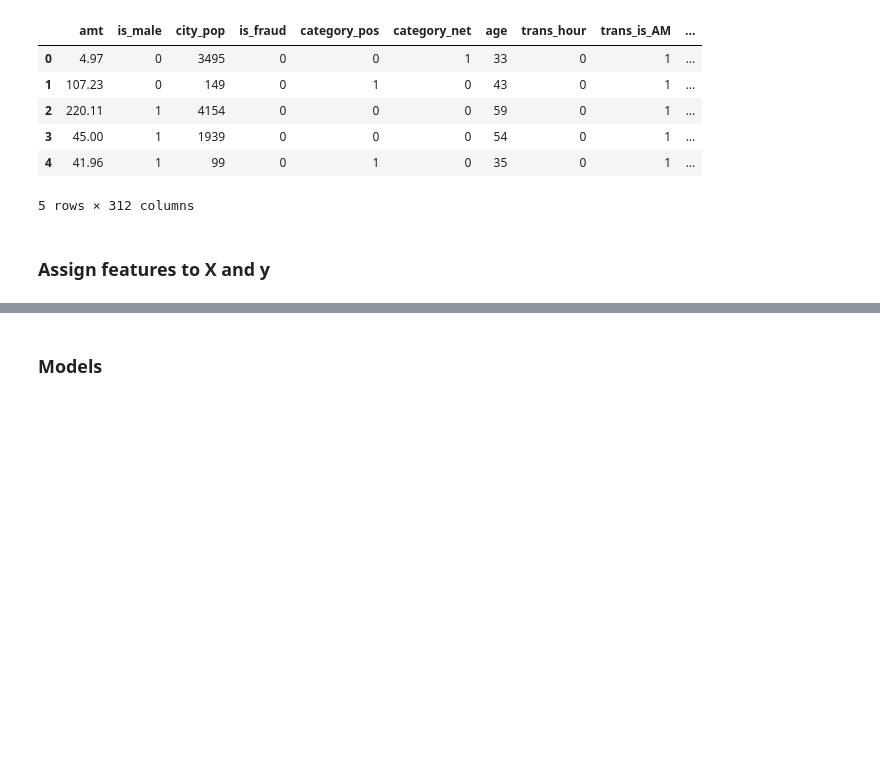
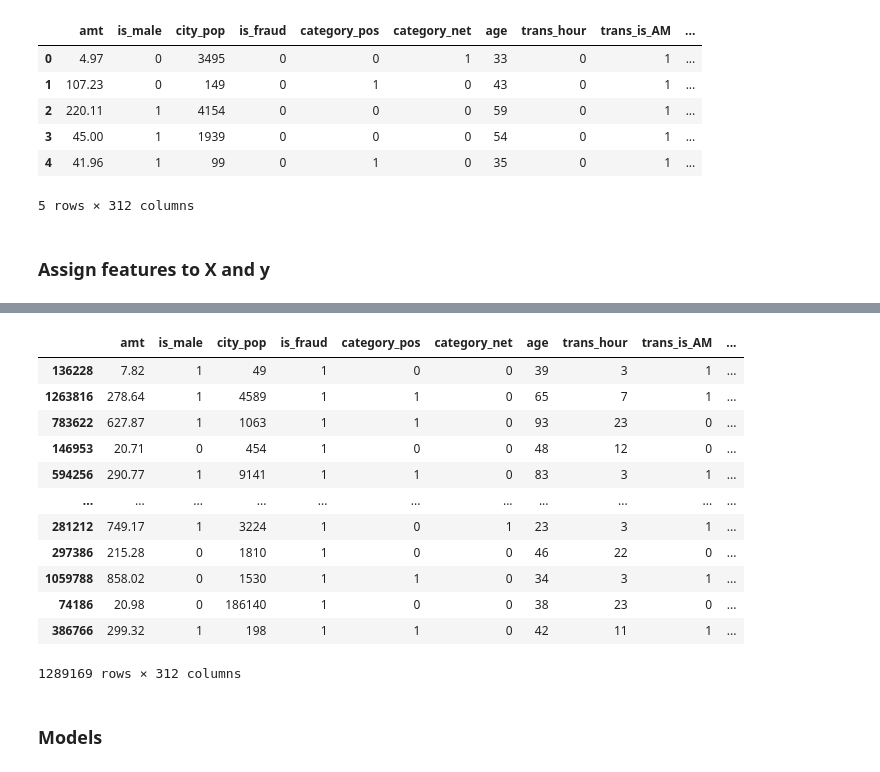
Before and after one commit to puneetsran/mastercard_fraud, a Jupyter notebook: mastercard_fraud.ipynb, the cells around one changed output, grey strips where cells are left out. Saved outputs shown, nothing was run; the diff lists cells and outputs as text; code cells hidden in the pictures; blank space fills up the shorter version.

```diff
--- a/mastercard_fraud.ipynb
+++ b/mastercard_fraud.ipynb
@@ -1012,0 +1048,16 @@ y = df_final['is_fraud']
+# %%
+df_yes_up
+# %% [output]
+|  | amt | is_male | city_pop | is_fraud | category_pos | category_net | age | trans_hour | trans_is_AM | ... |
+| 136228 | 7.82 | 1 | 49 | 1 | 0 | 0 | 39 | 3 | 1 | ... |
+| 1263816 | 278.64 | 1 | 4589 | 1 | 1 | 0 | 65 | 7 | 1 | ... |
+| 783622 | 627.87 | 1 | 1063 | 1 | 1 | 0 | 93 | 23 | 0 | ... |
+| 146953 | 20.71 | 0 | 454 | 1 | 0 | 0 | 48 | 12 | 0 | ... |
+| 594256 | 290.77 | 1 | 9141 | 1 | 1 | 0 | 83 | 3 | 1 | ... |
+| ... | ... | ... | ... | ... | ... | ... | ... | ... | ... | ... |
+| 281212 | 749.17 | 1 | 3224 | 1 | 0 | 1 | 23 | 3 | 1 | ... |
+| 297386 | 215.28 | 0 | 1810 | 1 | 0 | 0 | 46 | 22 | 0 | ... |
+| 1059788 | 858.02 | 0 | 1530 | 1 | 1 | 0 | 34 | 3 | 1 | ... |
+| 74186 | 20.98 | 0 | 186140 | 1 | 0 | 0 | 38 | 23 | 0 | ... |
+| 386766 | 299.32 | 1 | 198 | 1 | 1 | 0 | 42 | 11 | 1 | ... |
+1289169 rows × 312 columns
```
Also changed, not shown: parts of 31 cells of this notebook.
